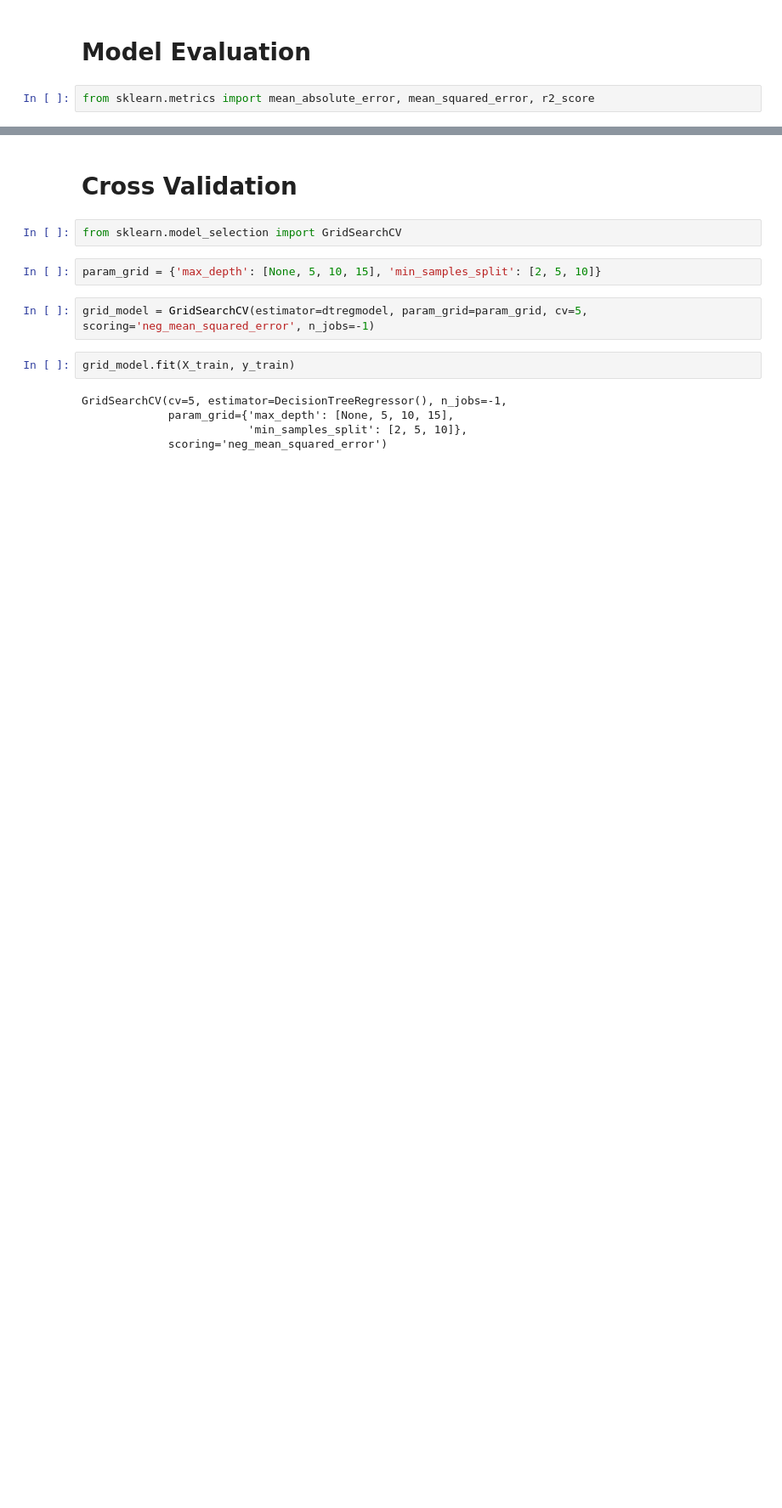
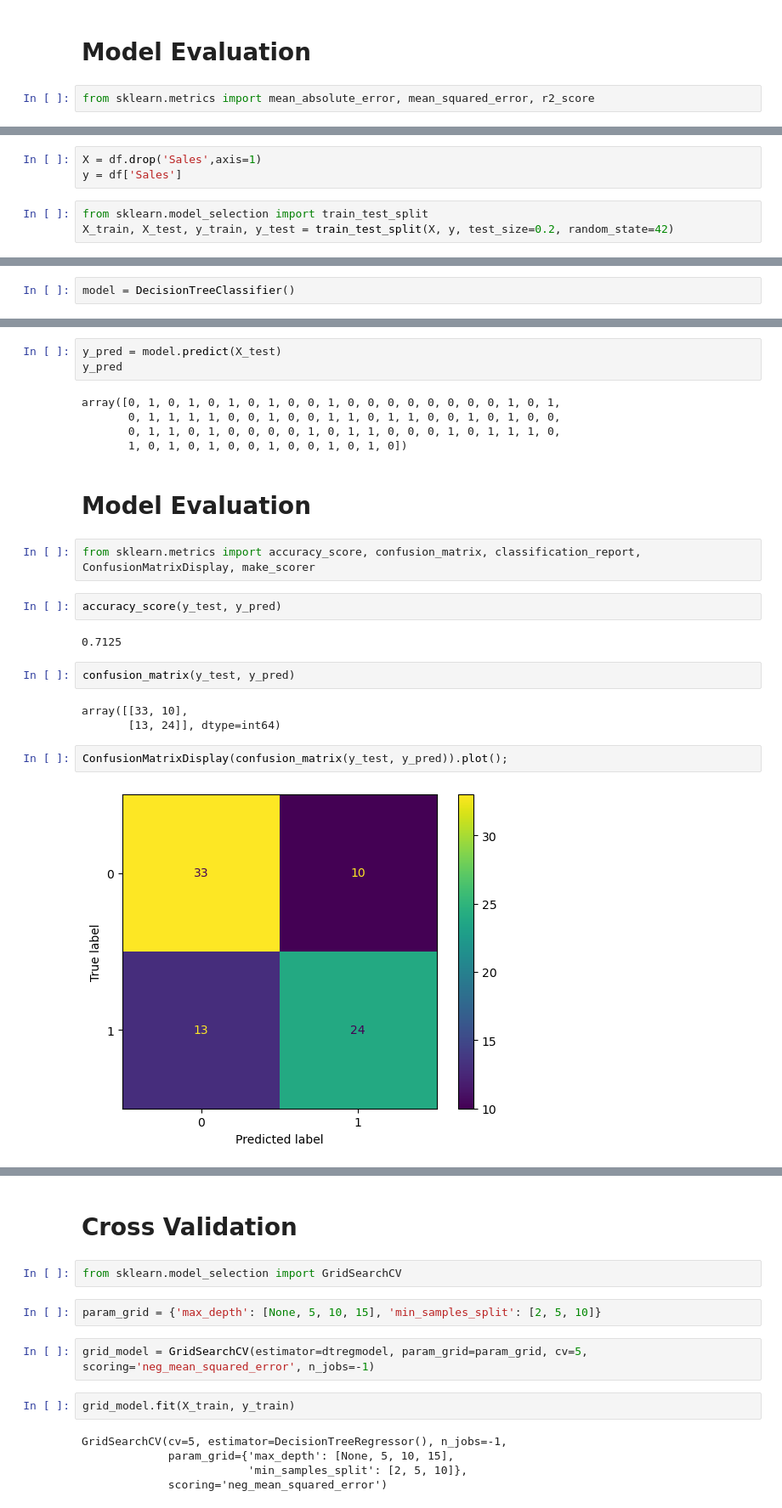
Before and after one commit to vijaycross/ExcelR-Data-Science-Assignments, a Jupyter notebook: 14. Decision Trees/Decision Tree - Company Dataset.ipynb, the cells around one changed output, grey strips where cells are left out. Shown at 85% size. Drawn from its saved outputs; the diff is of its cells as text; blank space fills up the shorter version.

```diff
--- a/14. Decision Trees/Decision Tree - Company Dataset.ipynb
+++ b/14. Decision Trees/Decision Tree - Company Dataset.ipynb
@@ -326,0 +401,6 @@ plot_tree(dtregmodel,filled=True,feature_names=X.columns);
+# %%
+X = df.drop('Sales',axis=1)
+y = df['Sales']
+# %%
+from sklearn.model_selection import train_test_split
+X_train, X_test, y_train, y_test = train_test_split(X, y, test_size=0.2, random_state=42)
@@ -326,0 +421,2 @@ plot_tree(dtregmodel,filled=True,feature_names=X.columns);
+# %%
+model = DecisionTreeClassifier()
@@ -326,0 +427,25 @@ plot_tree(dtregmodel,filled=True,feature_names=X.columns);
+# %%
+y_pred = model.predict(X_test)
+y_pred
+# %% [output]
+array([0, 1, 0, 1, 0, 1, 0, 1, 0, 0, 1, 0, 0, 0, 0, 0, 0, 0, 0, 1, 0, 1,
+       0, 1, 1, 1, 1, 0, 0, 1, 0, 0, 1, 1, 0, 1, 1, 0, 0, 1, 0, 1, 0, 0,
+       0, 1, 1, 0, 1, 0, 0, 0, 0, 1, 0, 1, 1, 0, 0, 0, 1, 0, 1, 1, 1, 0,
+       1, 0, 1, 0, 1, 0, 0, 1, 0, 0, 1, 0, 1, 0])
+# %% [markdown]
+# Model Evaluation
+# %%
+from sklearn.metrics import accuracy_score, confusion_matrix, classification_report, ConfusionMatrixDisplay, make_scorer
+# %%
+accuracy_score(y_test, y_pred)
+# %% [output]
+0.7125
+# %%
+confusion_matrix(y_test, y_pred)
+# %% [output]
+array([[33, 10],
+       [13, 24]], dtype=int64)
+# %%
+ConfusionMatrixDisplay(confusion_matrix(y_test, y_pred)).plot();
+# %% [output]
+[figure, added]
```
Also changed, not shown: parts of 110 cells of this notebook, 10 other files.
